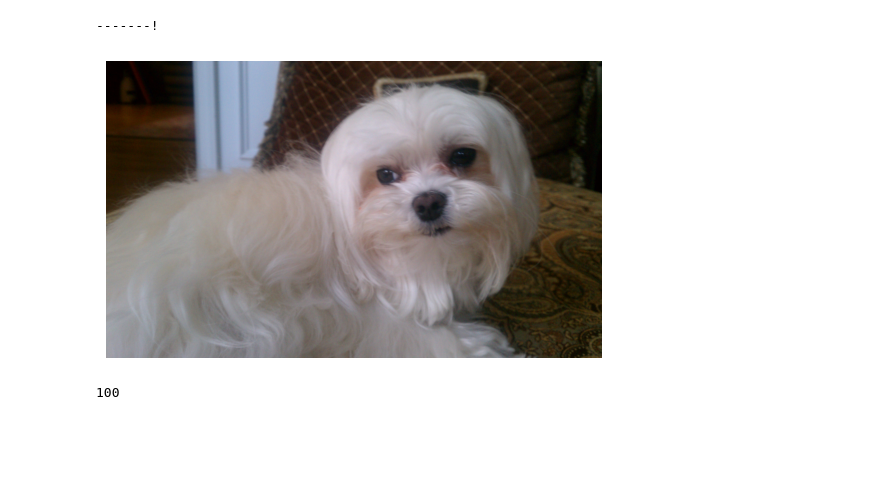
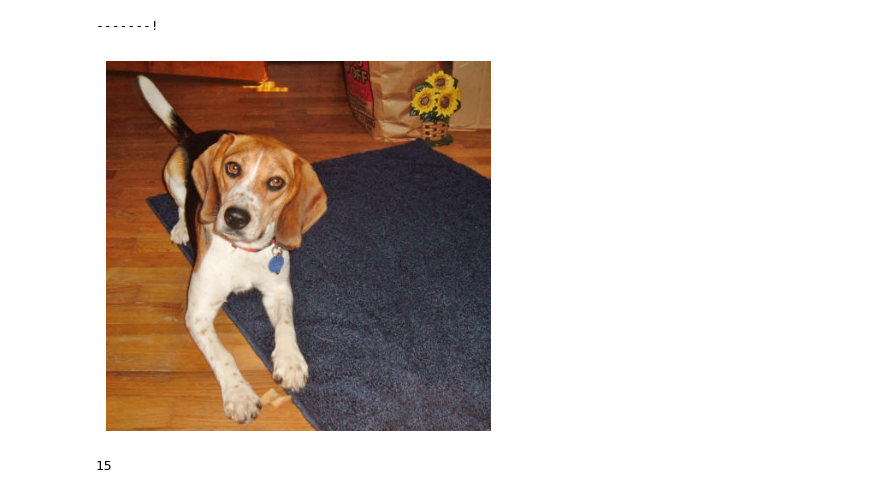
Before and after one commit to busraoguzoglu/Image-Classification-Using-AWS-Sagemaker, a Jupyter notebook: train_and_deploy.ipynb, the cells around one changed output. Drawn from its saved outputs; the diff is of its cells as text; code cells hidden in the pictures; blank space fills up the shorter version.

```diff
--- a/train_and_deploy.ipynb
+++ b/train_and_deploy.ipynb
@@ -474,31 +474,31 @@ INFO:sagemaker:Creating endpoint with name pytorch-inference-2024-09-10-10-09-47
 -------!
 # %%
 # Define the image path
-image_path = 'dogImages/test/101.Maltese/Maltese_06728.jpg'  # Provide the path to your test image
+image_path = 'dogImages/test/016.Beagle/Beagle_01130.jpg'  # Provide the path to your test image
 
 import matplotlib.pyplot as plt
 import io
 from PIL import Image
 
 # Reading an image from a local file as bytes
 with open(image_path, "rb") as img_file:
     local_img_bytes = img_file.read()
 
 # Convert bytes data to an image object
 image = Image.open(io.BytesIO(local_img_bytes))
 
 # Display the image using matplotlib
 plt.imshow(image)
 plt.axis('off')  # Hide axis labels
 plt.show()
 # %% [output]
-[figure, old version]
+[figure, new version]
 # %%
 response=predictor.predict(local_img_bytes, initial_args={"ContentType": "image/jpeg"})
 import numpy as np
 np.argmax(response)
 # %% [output]
-100
+15
 # %%
 # TODO: Remember to shutdown/delete your endpoint once your work is done
 predictor.delete_endpoint()
```
Also changed, not shown: parts of 1 cell of this notebook.
